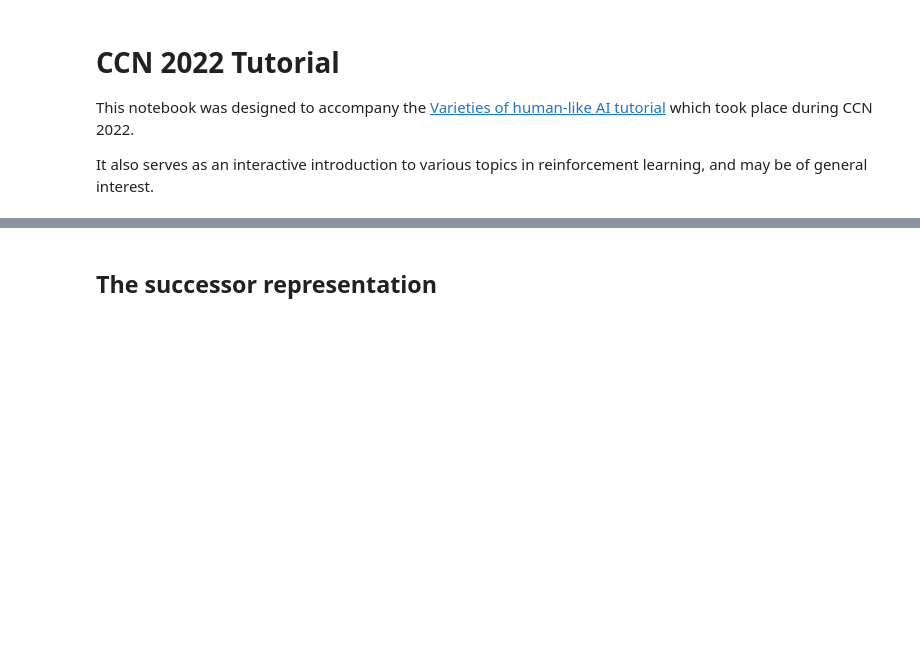
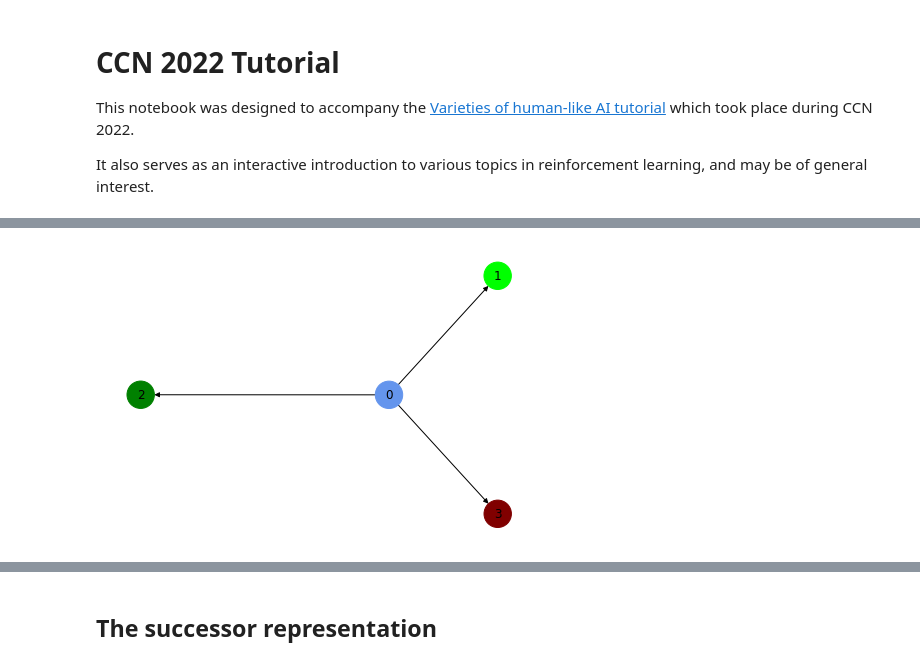
Before and after one commit to awjuliani/neuro-nav, a Jupyter notebook: notebooks/ccn_tutorial.ipynb, the cells around one changed output, grey strips where cells are left out. Drawn from its saved outputs; the diff is of its cells as text; code cells hidden in the pictures; blank space fills up the shorter version.

```diff
--- a/notebooks/ccn_tutorial.ipynb
+++ b/notebooks/ccn_tutorial.ipynb
@@ -23,0 +67,6 @@ import numpy as np
+# %%
+env = GraphEnv(graph_structure=GraphStructure.three_arm_bandit)
+obs = env.reset()
+env.render()
+# %% [output]
+[figure, added]
```
Also changed, not shown: parts of 28 cells of this notebook, 2 other files.
